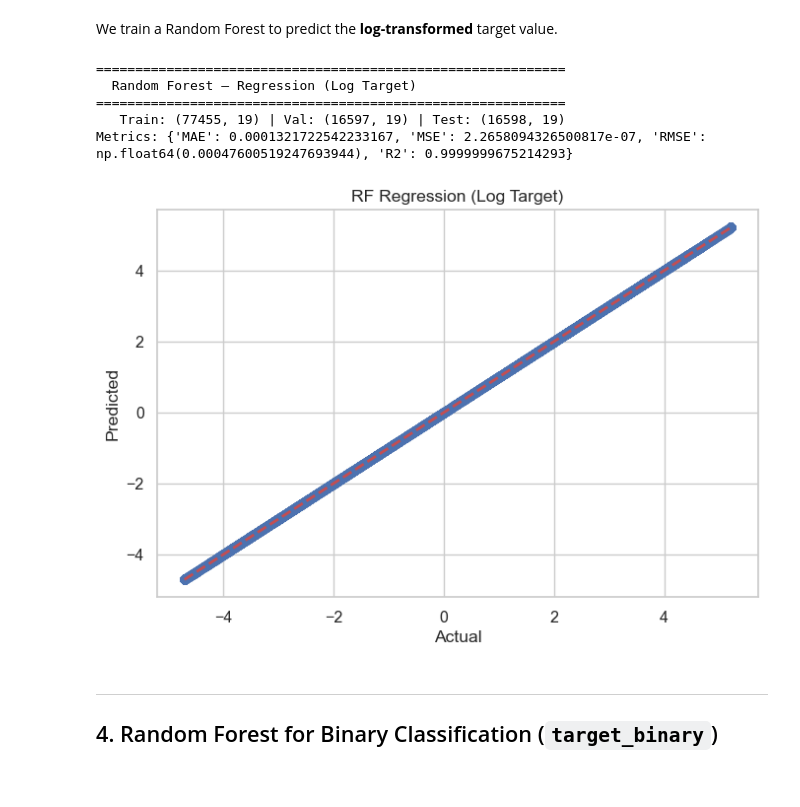
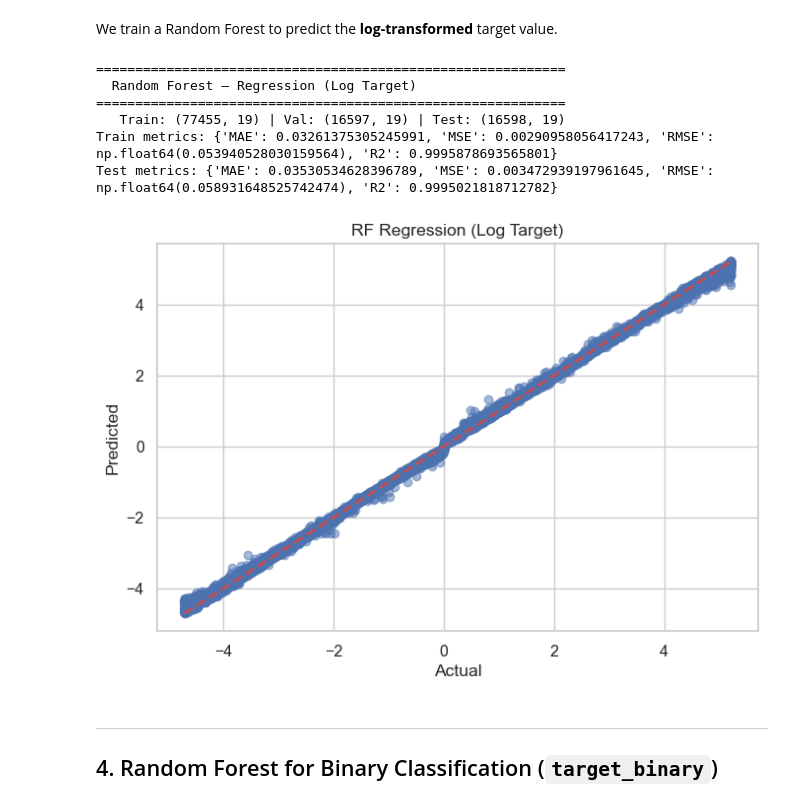
Before and after one commit to shashi2024/Air_Quality_Predictor, a Jupyter notebook: notebooks/06_random_forest.ipynb, the cells around one changed output. Saved outputs shown, nothing was run; the diff lists cells and outputs as text; code cells hidden in the pictures.

```diff
--- a/notebooks/06_random_forest.ipynb
+++ b/notebooks/06_random_forest.ipynb
@@ -377,38 +774,60 @@ else:
 We train a Random Forest to predict the **log-transformed** target value.
 # %%
 # ── 3.1 Train RF on log regression target ───────────────────────────
-print('='*60)
-print('  Random Forest — Regression (Log Target)')
+
 print('='*60)
 
+print('  Random Forest — Regression (Log Target)')
+
+print('='*60)
+
+
+
 tkey = 'regression_log'
+
 data = prepare_target_splits(tkey)
 
+
+
 if data:
-    rf_log = RandomForestRegressor(
-        n_estimators=N_ESTIMATORS,
-        random_state=RANDOM_STATE,
-        n_jobs=-1,
-    )
+
+    rf_log = RandomForestRegressor(**RF_REG_PARAMS)
+
     rf_log.fit(data['X_train'], data['y_train'], sample_weight=data['w_train'])
 
+
+
     y_pred = rf_log.predict(data['X_test'])
+    y_pred_train = rf_log.predict(data['X_train'])
+    train_metrics = evaluate_regression(data['y_train'], y_pred_train)
     metrics = evaluate_regression(data['y_test'], y_pred)
 
-    print('Metrics:', metrics)
+    print('Train metrics:', train_metrics)
+    print('Test metrics:', metrics)
+
+
+
+
+
     plot_regression_results(data['y_test'], y_pred, 'RF Regression (Log Target)')
 
+
+
     trained_models[tkey] = rf_log
+
     summary_rows.append({'Target': tkey, 'Model': 'Regressor', **to_serializable(metrics)})
+
 else:
+
     print(f'⚠️  Target "{tkey}" not available')
 # %% [output]
 ============================================================
   Random Forest — Regression (Log Target)
 ============================================================
    Train: (77455, 19) | Val: (16597, 19) | Test: (16598, 19)
-Metrics: {'MAE': 0.0001321722542233167, 'MSE': 2.2658094326500817e-07, 'RMSE': np.float64(0.00047600519247693944), 'R2': 0.9999999675214293}
+Train metrics: {'MAE': 0.03261375305245991, 'MSE': 0.00290958056417243, 'RMSE': np.float64(0.053940528030159564), 'R2': 0.9995878693565801}
+Test metrics: {'MAE': 0.03530534628396789, 'MSE': 0.003472939197961645, 'RMSE': np.float64(0.058931648525742474), 'R2': 0.9995021818712782}
-[figure, old version]
+[figure, new version]
 # %% [markdown]
 ---
 
```
Also changed, not shown: parts of 28 cells of this notebook, 2 other files.
